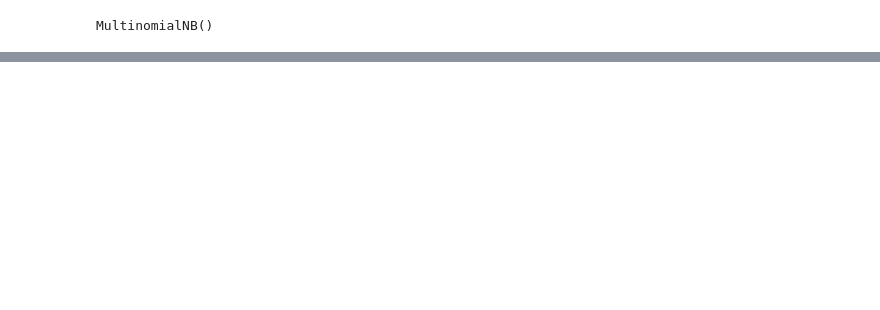
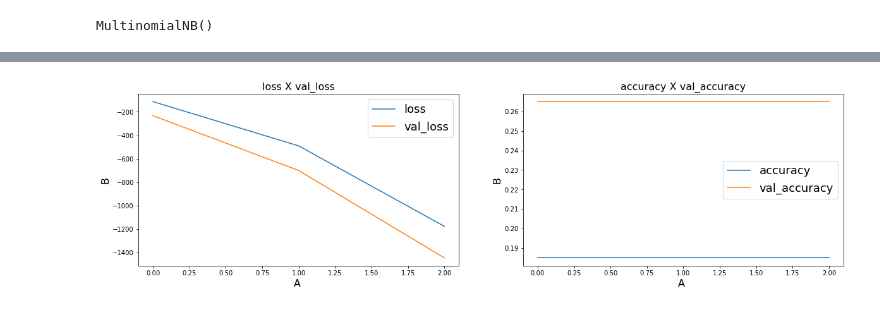
Before and after one commit to mc-cat-tty/PlaceRank, a Jupyter notebook: playground2.ipynb, the cells around one changed output, grey strips where cells are left out. Saved outputs shown, nothing was run; the diff lists cells and outputs as text; code cells hidden in the pictures; blank space fills up the shorter version.

```diff
--- a/playground2.ipynb
+++ b/playground2.ipynb
@@ -592,0 +680,21 @@ Epoch 1/7
+# %%
+import tensorflow as tf
+from tensorflow.keras.optimizers import Adam
+
+def create_model(bert_model):
+
+    input_ids = tf.keras.Input(shape=(60,),dtype='int32')
+    attention_masks = tf.keras.Input(shape=(60,),dtype='int32')
+
+    output = bert_model([input_ids,attention_masks])
+    output = output[1]
+    output = tf.keras.layers.Dense(32,activation='relu')(output)
+    output = tf.keras.layers.Dropout(0.2)(output)
+    output = tf.keras.layers.Dense(1,activation='sigmoid')(output)
+
+    model = tf.keras.models.Model(inputs = [input_ids,attention_masks],outputs = output)
+    model.compile(Adam(lr=1e-5), loss='binary_crossentropy', metrics=['accuracy'])
+    return model
+# %%
+from transformers import TFBertModel
+bert_model = TFBertModel.from_pretrained('bert-base-uncased')
@@ -592,0 +712,3 @@ Epoch 1/7
+# %%
+model = create_model(bert_model)
+model.summary()
@@ -592,0 +734,8 @@ Epoch 1/7
+# %%
+history = model.fit(
+    [train_input_ids, train_attention_masks],
+    target,
+    validation_split=0.2,
+    epochs=3,
+    batch_size=10
+)
@@ -592,0 +749,5 @@ Epoch 1/7
+# %%
+plot_learning_curves(history, [['loss', 'val_loss'],
+                               ['accuracy', 'val_accuracy']])
+# %% [output]
+[figure, added]
```
Also changed, not shown: parts of 27 cells of this notebook.
